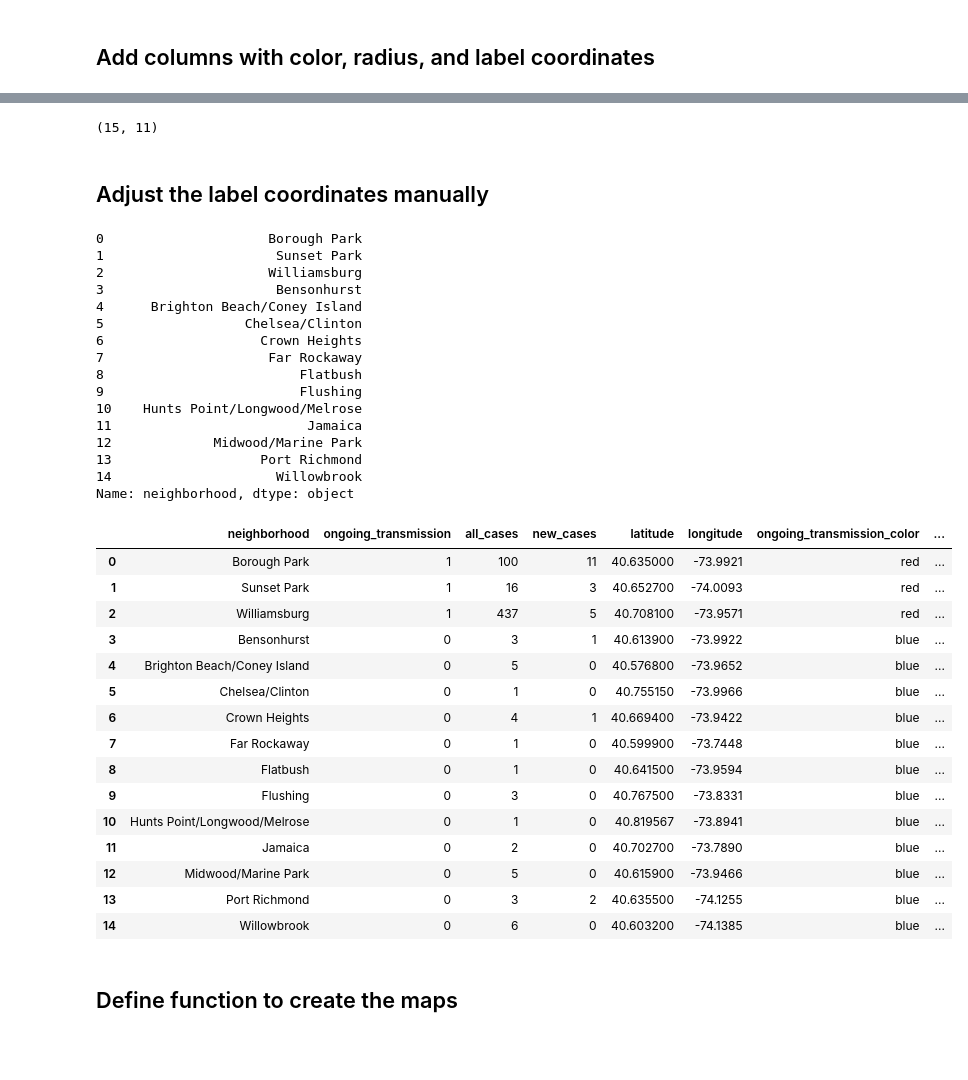
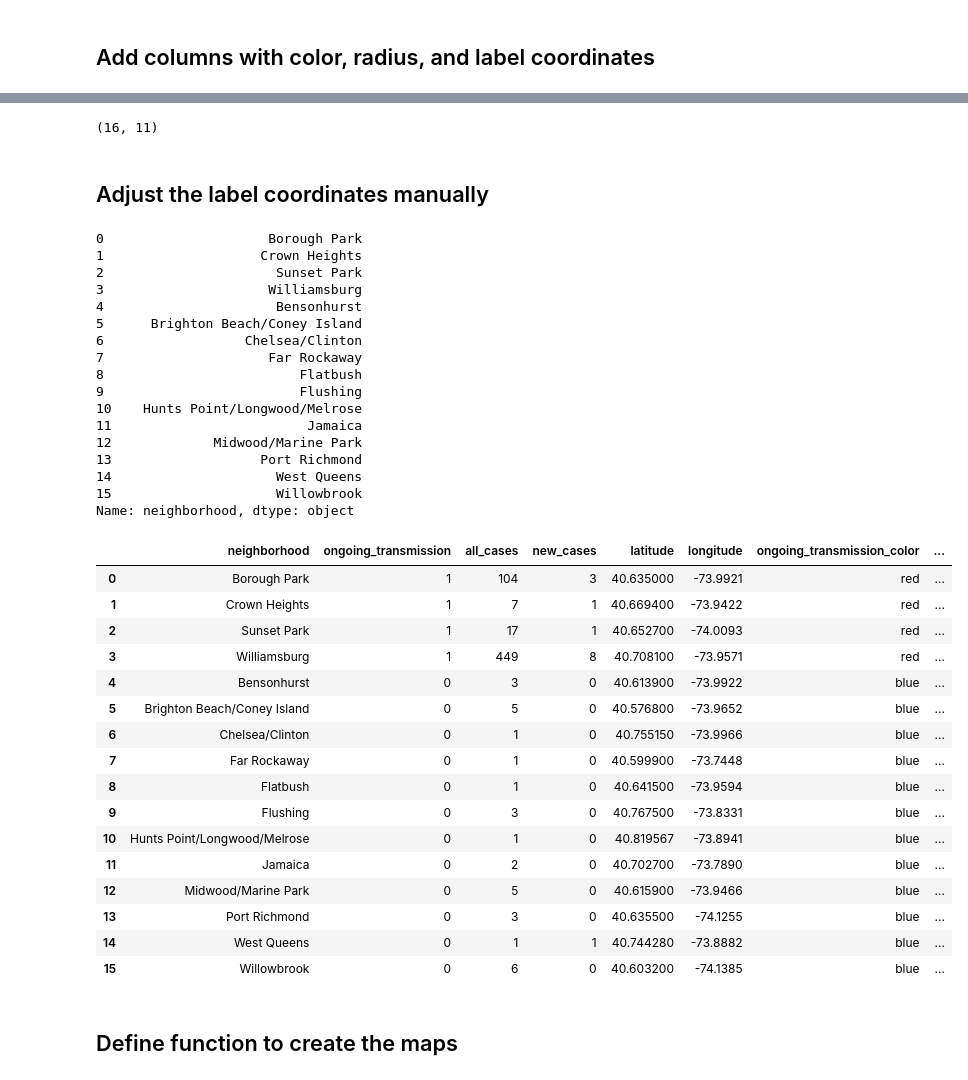
Before and after one commit to carlos-afonso/measles, a Jupyter notebook: code/nyc_measles_cases_by_neighborhood.ipynb, the cells around one changed output, grey strips where cells are left out. Cells and saved outputs as stored; diff of their text form; code cells hidden in the pictures; blank space fills up the shorter version.

Commit message:
Updated NYC measles cases by neighborhood

```diff
--- a/code/nyc_measles_cases_by_neighborhood.ipynb
+++ b/code/nyc_measles_cases_by_neighborhood.ipynb
@@ -18,7 +18,7 @@ import re
 # %% [markdown]
 ### Read data from CSV file
 # %%
-measles_df = pd.read_csv('../data/nyc_health_measles_cases_by_neighborhood_2019-06-10.csv')
+measles_df = pd.read_csv('../data/nyc_health_measles_cases_by_neighborhood_2019-06-24.csv')
 
 measles_df
 # %% [output]
@@ -154,6 +156,16 @@ locations_data = [
 
     ['Port Richmond', 40.6355, -74.1255],
     ['Sunset Park',  40.6527, -74.0093],
+
+    # West Queens includes Corona, Elmhurst, Jackson Heights, Maspeth, and Woodside.
+    # (Reference: https://www1.nyc.gov/assets/doh/downloads/pdf/data/2006chp-402.pdf)
+    #['Corona',          40.7450, -73.8643],
+    #['Elmhurst',        40.7380, -73.8801],
+    #['Jackson Heights', 40.7557, -73.8831],
+    #['Maspeth',         40.7294, -73.9066],
+    #['Woodside',        40.7533, -73.9069],
+    ['West Queens', (40.7450 + 40.7380 + 40.7557 + 40.7294 + 40.7533) / 5, -(73.8643 + 73.8801 + 73.8831 + 73.9066 + 73.9069) / 5],
+
     ['Williamsburg', 40.7081, -73.9571],
     ['Willowbrook', 40.6032, -74.1385]
 ]
@@ -269,19 +284,19 @@ df
 # %%
 df.shape
 # %% [output]
-(15, 11)
+(16, 11)
 # %% [markdown]
 ## Adjust the label coordinates manually
 # %%
 df['neighborhood']
 # %% [output]
 0                     Borough Park
-1                      Sunset Park
-2                     Williamsburg
-3                      Bensonhurst
-4      Brighton Beach/Coney Island
-5                  Chelsea/Clinton
-6                    Crown Heights
+1                    Crown Heights
+2                      Sunset Park
+3                     Williamsburg
+4                      Bensonhurst
+5      Brighton Beach/Coney Island
+6                  Chelsea/Clinton
 7                     Far Rockaway
 8                         Flatbush
 9                         Flushing
@@ -289,49 +304,52 @@ df['neighborhood']
 11                         Jamaica
 12             Midwood/Marine Park
 13                   Port Richmond
-14                     Willowbrook
+14                     West Queens
+15                     Willowbrook
 Name: neighborhood, dtype: object
 # %%
 #n = 'Willowbrook'
 
 df.loc[df['neighborhood'] == 'Bensonhurst',                  ['label_latitude', 'label_longitude']] = [40.6,   -74.03]
 df.loc[df['neighborhood'] == 'Borough Park',                 ['label_latitude', 'label_longitude']] = [40.63,  -74.095]
 df.loc[df['neighborhood'] == 'Brighton Beach/Coney Island',  ['label_latitude', 'label_longitude']] = [40.565, -74.03]
 df.loc[df['neighborhood'] == 'Chelsea/Clinton',              ['label_latitude', 'label_longitude']] = [40.765, -74.02]
 df.loc[df['neighborhood'] == 'Crown Heights',                ['label_latitude', 'label_longitude']] = [40.669, -73.927]
 df.loc[df['neighborhood'] == 'Far Rockaway',                 ['label_latitude', 'label_longitude']] = [40.585, -73.81]
 df.loc[df['neighborhood'] == 'Flatbush',                     ['label_latitude', 'label_longitude']] = [40.641, -73.945]
 df.loc[df['neighborhood'] == 'Flushing',                     ['label_latitude', 'label_longitude']] = [40.755, -73.85]
 df.loc[df['neighborhood'] == 'Hunts Point/Longwood/Melrose', ['label_latitude', 'label_longitude']] = [40.807, -73.97]
 df.loc[df['neighborhood'] == 'Jamaica',                      ['label_latitude', 'label_longitude']] = [40.69,  -73.81]
 df.loc[df['neighborhood'] == 'Midwood/Marine Park',          ['label_latitude', 'label_longitude']] = [40.615, -73.93]
 df.loc[df['neighborhood'] == 'Port Richmond',                ['label_latitude', 'label_longitude']] = [40.648, -74.15]
 df.loc[df['neighborhood'] == 'Sunset Park',                  ['label_latitude', 'label_longitude']] = [40.67,  -74.05]
+df.loc[df['neighborhood'] == 'West Queens',                  ['label_latitude', 'label_longitude']] = [40.73,  -73.92]
 df.loc[df['neighborhood'] == 'Williamsburg',                 ['label_latitude', 'label_longitude']] = [40.708, -73.93]
 df.loc[df['neighborhood'] == 'Willowbrook',                  ['label_latitude', 'label_longitude']] = [40.59,  -74.15]
 
 #print(df.loc[df['neighborhood'] == n, ['latitude', 'longitude']])
 
 #df.loc[df['neighborhood'] == n, ['label_latitude', 'label_longitude']]
 
 df
 # %% [output]
 |  | neighborhood | ongoing_transmission | all_cases | new_cases | latitude | longitude | ongoing_transmission_color | ... |
-| 0 | Borough Park | 1 | 100 | 11 | 40.635000 | -73.9921 | red | ... |
-| 1 | Sunset Park | 1 | 16 | 3 | 40.652700 | -74.0093 | red | ... |
-| 2 | Williamsburg | 1 | 437 | 5 | 40.708100 | -73.9571 | red | ... |
-| 3 | Bensonhurst | 0 | 3 | 1 | 40.613900 | -73.9922 | blue | ... |
-| 4 | Brighton Beach/Coney Island | 0 | 5 | 0 | 40.576800 | -73.9652 | blue | ... |
-| 5 | Chelsea/Clinton | 0 | 1 | 0 | 40.755150 | -73.9966 | blue | ... |
-| 6 | Crown Heights | 0 | 4 | 1 | 40.669400 | -73.9422 | blue | ... |
+| 0 | Borough Park | 1 | 104 | 3 | 40.635000 | -73.9921 | red | ... |
+| 1 | Crown Heights | 1 | 7 | 1 | 40.669400 | -73.9422 | red | ... |
+| 2 | Sunset Park | 1 | 17 | 1 | 40.652700 | -74.0093 | red | ... |
+| 3 | Williamsburg | 1 | 449 | 8 | 40.708100 | -73.9571 | red | ... |
+| 4 | Bensonhurst | 0 | 3 | 0 | 40.613900 | -73.9922 | blue | ... |
+| 5 | Brighton Beach/Coney Island | 0 | 5 | 0 | 40.576800 | -73.9652 | blue | ... |
+| 6 | Chelsea/Clinton | 0 | 1 | 0 | 40.755150 | -73.9966 | blue | ... |
 | 7 | Far Rockaway | 0 | 1 | 0 | 40.599900 | -73.7448 | blue | ... |
 | 8 | Flatbush | 0 | 1 | 0 | 40.641500 | -73.9594 | blue | ... |
 | 9 | Flushing | 0 | 3 | 0 | 40.767500 | -73.8331 | blue | ... |
 | 10 | Hunts Point/Longwood/Melrose | 0 | 1 | 0 | 40.819567 | -73.8941 | blue | ... |
 | 11 | Jamaica | 0 | 2 | 0 | 40.702700 | -73.7890 | blue | ... |
 | 12 | Midwood/Marine Park | 0 | 5 | 0 | 40.615900 | -73.9466 | blue | ... |
-| 13 | Port Richmond | 0 | 3 | 2 | 40.635500 | -74.1255 | blue | ... |
-| 14 | Willowbrook | 0 | 6 | 0 | 40.603200 | -74.1385 | blue | ... |
+| 13 | Port Richmond | 0 | 3 | 0 | 40.635500 | -74.1255 | blue | ... |
+| 14 | West Queens | 0 | 1 | 1 | 40.744280 | -73.8882 | blue | ... |
+| 15 | Willowbrook | 0 | 6 | 0 | 40.603200 | -74.1385 | blue | ... |
 # %% [markdown]
 ## Define function to create the maps
 # %%
```
Also changed, not shown: parts of 14 cells of this notebook, 4 other files.
